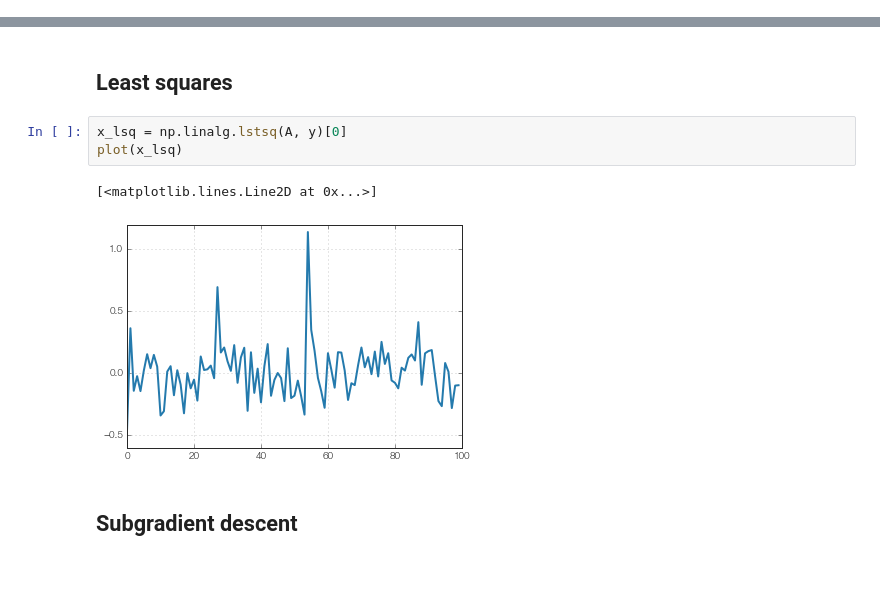
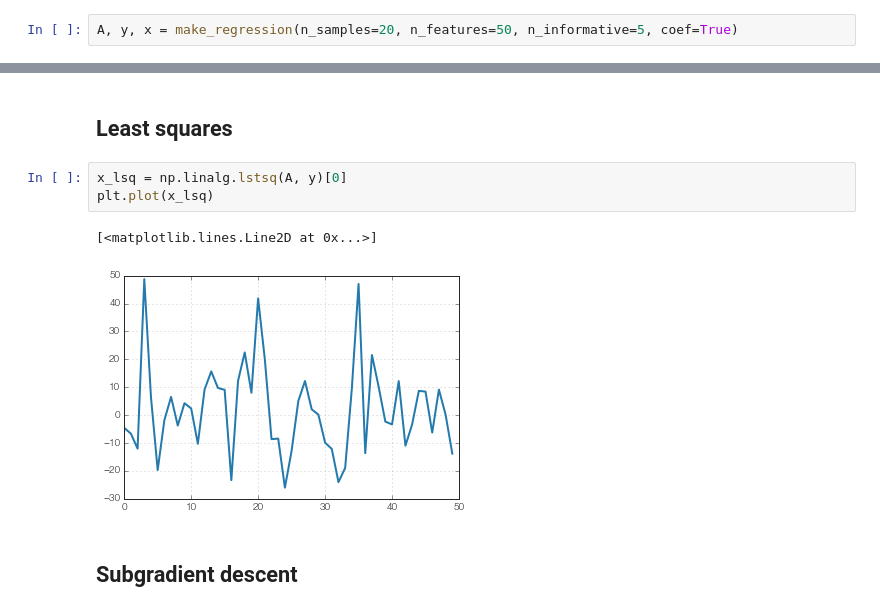
Before and after one commit to nirum/descent-tutorial, a Jupyter notebook: sparse recovery.ipynb, the cells around one changed output, grey strips where cells are left out. Cells and saved outputs as stored; diff of their text form; blank space fills up the shorter version.

Commit message:
updated: logistic regression, matrix approximation, sparse recovery

```diff
--- a/sparse recovery.ipynb
+++ b/sparse recovery.ipynb
@@ -20,0 +15,2 @@ draw()
+# %%
+A, y, x = make_regression(n_samples=20, n_features=50, n_informative=5, coef=True)
@@ -22,10 +23,10 @@ draw()
 ## Least squares
 # %%
 x_lsq = np.linalg.lstsq(A, y)[0]
-plot(x_lsq)
+plt.plot(x_lsq)
 # %% [output]
 [<matplotlib.lines.Line2D at 0x...>]
-[figure, old version]
+[figure, new version]
 # %% [markdown]
 ## Subgradient descent
 # %%
```
Also changed, not shown: parts of 16 cells of this notebook, 4 other files.
